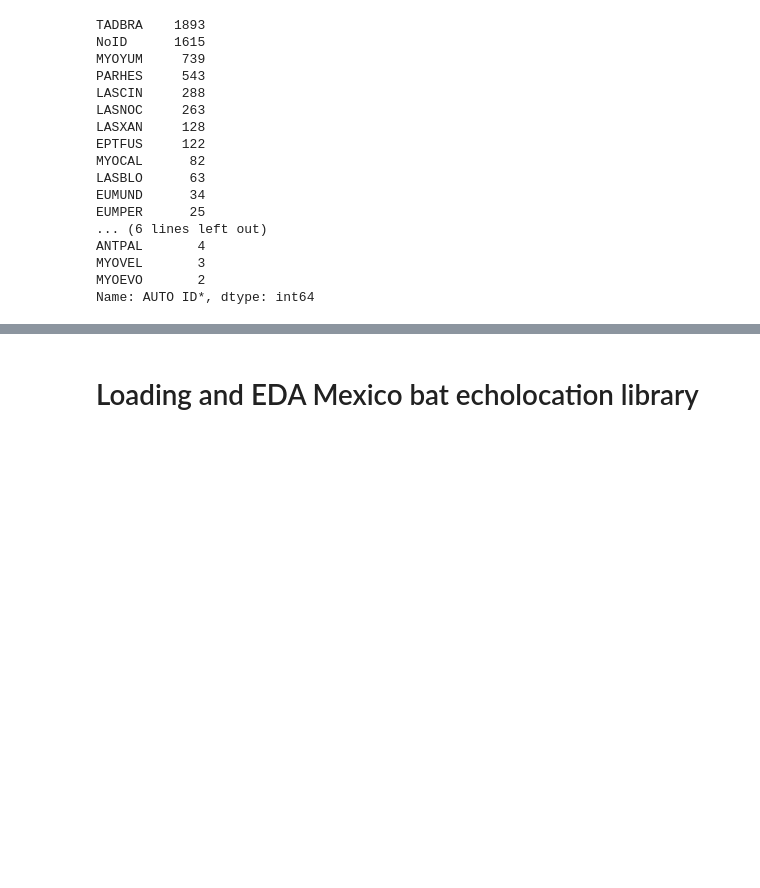
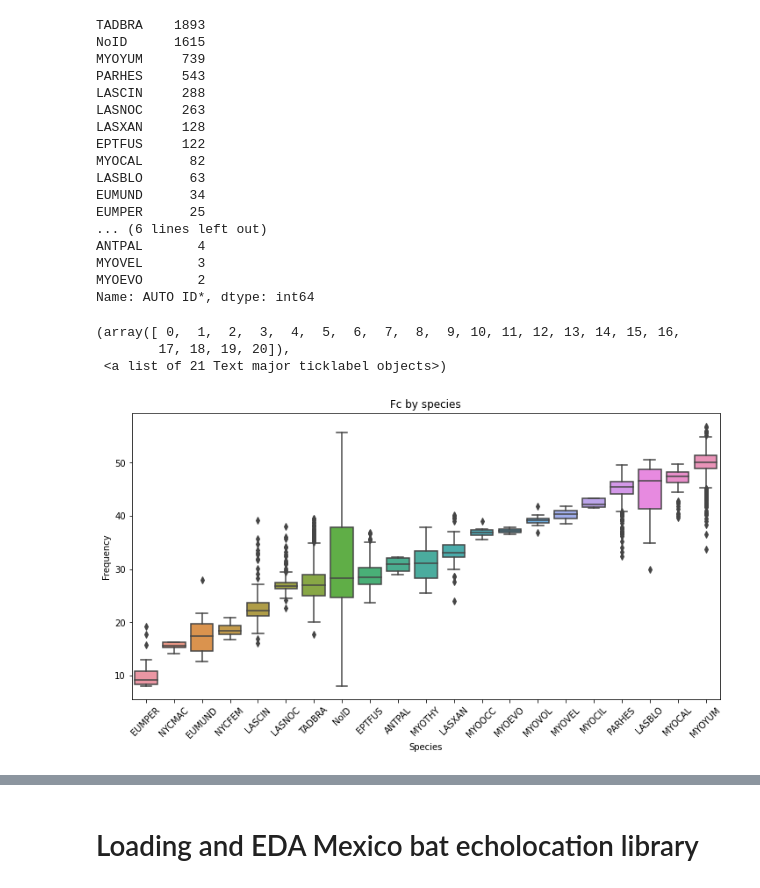
Before and after one commit to haberkornm/Springboard, a Jupyter notebook: Bat_Echolocation_Capstone/Bat_echolocation_EDA.ipynb, the cells around one changed output, grey strips where cells are left out. Saved outputs shown, nothing was run; the diff lists cells and outputs as text; code cells hidden in the pictures; blank space fills up the shorter version.

```diff
--- a/Bat_Echolocation_Capstone/Bat_echolocation_EDA.ipynb
+++ b/Bat_Echolocation_Capstone/Bat_echolocation_EDA.ipynb
@@ -82 +85,18 @@ Name: AUTO ID*, dtype: int64
+# %%
+#view 'Fc' by species from the tr_lib dataframe
+#orderfc = tr_lib.groupby('AUTO ID*')['Fc'].aggregate(np.median).sort_values().reset_index()
+#orderfc['AUTO ID*']
+
+
+plt.subplots(figsize=(12,6))
+sns.boxplot(tr_lib['AUTO ID*'], tr_lib['Fc'], order=tr_lib.groupby('AUTO ID*')['Fc'].aggregate(np.median).sort_values().reset_index()['AUTO ID*'])
+plt.xlabel('Species')
+plt.ylabel('Frequency')
+plt.title('Fc by species')
+plt.xticks(rotation=45)
+# %% [output]
+(array([ 0,  1,  2,  3,  4,  5,  6,  7,  8,  9, 10, 11, 12, 13, 14, 15, 16,
+        17, 18, 19, 20]),
+ <a list of 21 Text major ticklabel objects>)
+[figure, added]
 # %%
```
Also changed, not shown: parts of 45 cells of this notebook.
